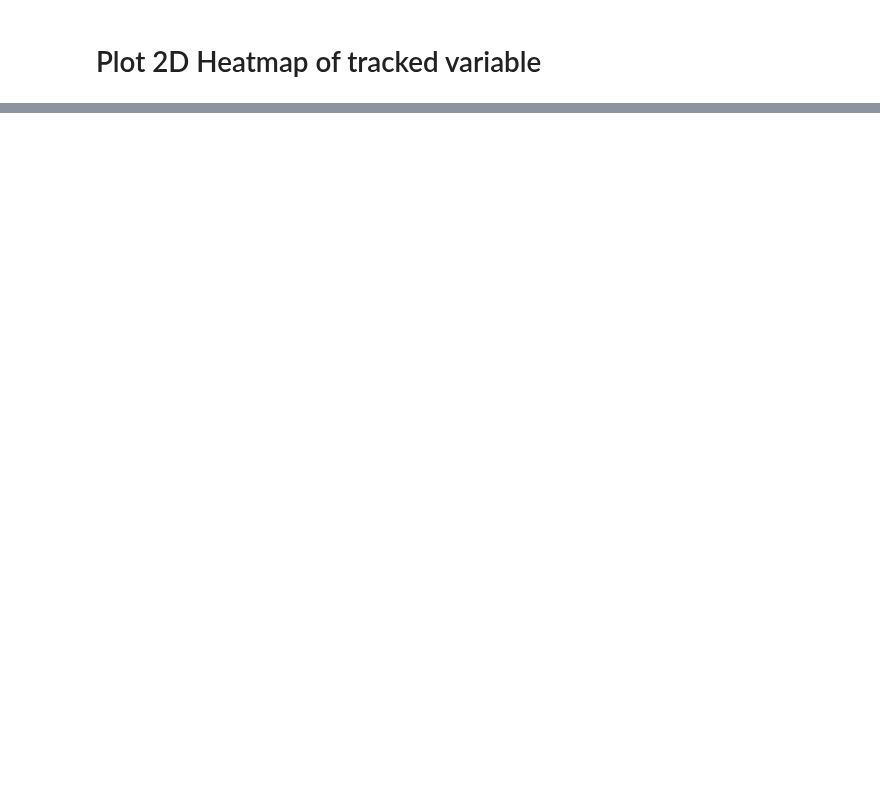
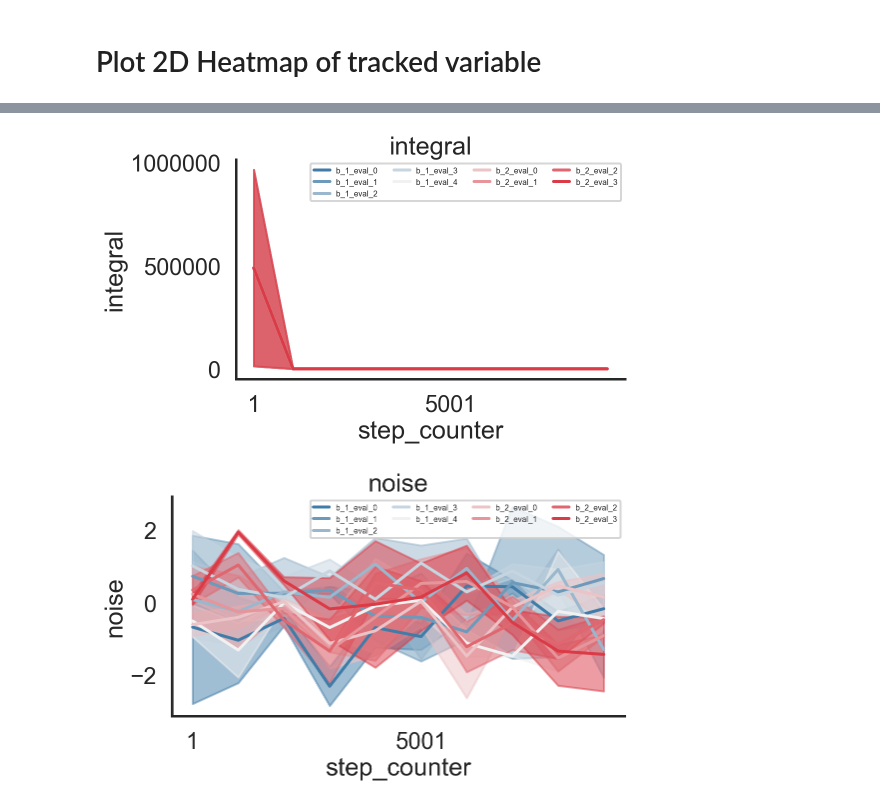
Before and after one commit to mle-infrastructure/mle-toolbox, a Jupyter notebook: examples/load_log_visualize.ipynb, the cells around one changed output, grey strips where cells are left out. Drawn from its saved outputs; the diff is of its cells as text; code cells hidden in the pictures; blank space fills up the shorter version.

Commit message:
Refactor and add details to report

```diff
--- a/examples/load_log_visualize.ipynb
+++ b/examples/load_log_visualize.ipynb
@@ -117,0 +124,5 @@ visualize_2D_grid(hyper_df, fixed_params, params_to_plot, target_to_plot,
+# %%
+db, all_experiment_ids, last_experiment_id = load_local_protocol_db()
+e_id = all_experiment_ids[-1]
+report_data = DotMap(db.get(e_id))
+report_data.keys()
@@ -117,0 +160,5 @@ visualize_2D_grid(hyper_df, fixed_params, params_to_plot, target_to_plot,
+# %%
+reporter = auto_generate_reports(e_id)
+# %% [output]
+[figure, added]
+[figure, added]
```
Also changed, not shown: parts of 11 cells of this notebook, 4 other files.
